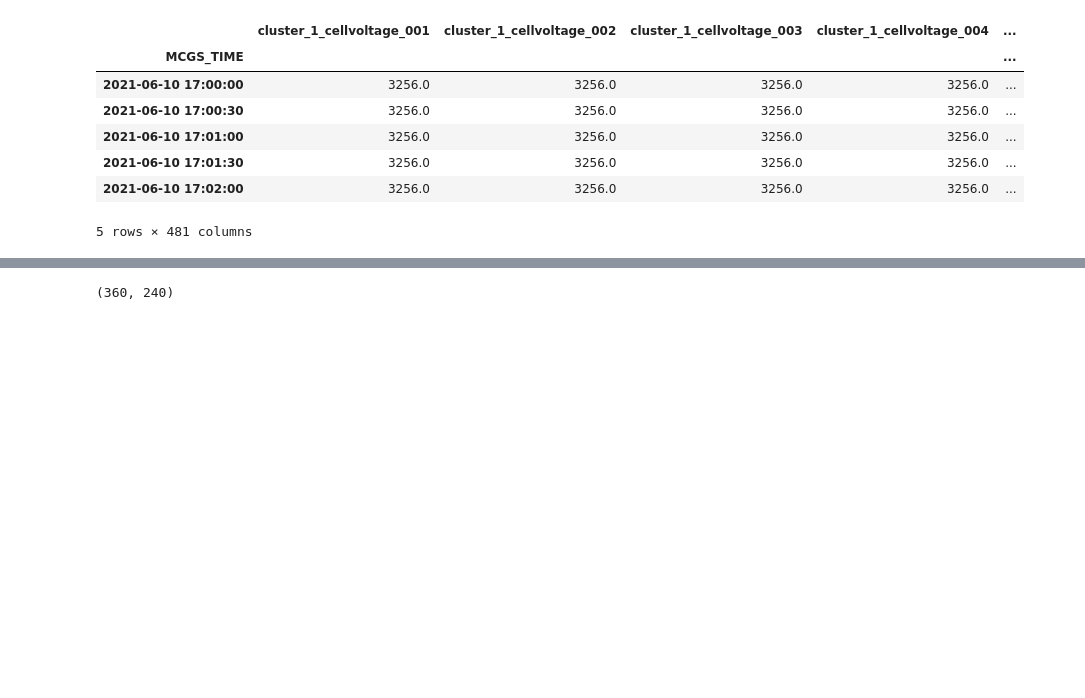
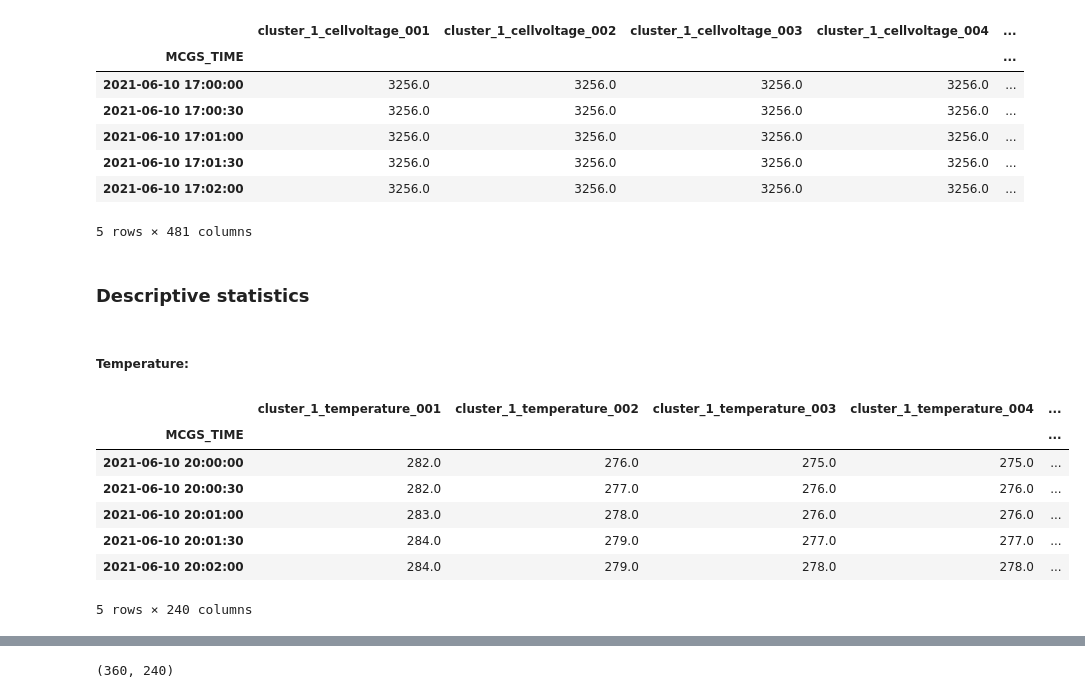
Before and after one commit to 314ka4y/Anomaly-detection-project, a Jupyter notebook: Anomaly_detection.ipynb, the cells around one changed output, grey strips where cells are left out. Drawn from its saved outputs; the diff is of its cells as text; code cells hidden in the pictures; blank space fills up the shorter version.

```diff
--- a/Anomaly_detection.ipynb
+++ b/Anomaly_detection.ipynb
@@ -668,3 +747,18 @@ result_list[0].head()
 | 2021-06-10 17:01:30 | 3256.0 | 3256.0 | 3256.0 | 3256.0 | ... |
 | 2021-06-10 17:02:00 | 3256.0 | 3256.0 | 3256.0 | 3256.0 | ... |
 5 rows × 481 columns
+# %% [markdown]
+### Descriptive statistics
+# %% [markdown]
+##### Temperature:
+# %%
+result_list[0][temperatrue_columns].head()
+# %% [output]
+|  | cluster_1_temperature_001 | cluster_1_temperature_002 | cluster_1_temperature_003 | cluster_1_temperature_004 | ... |
+| MCGS_TIME |  |  |  |  | ... |
+| 2021-06-10 20:00:00 | 282.0 | 276.0 | 275.0 | 275.0 | ... |
+| 2021-06-10 20:00:30 | 282.0 | 277.0 | 276.0 | 276.0 | ... |
+| 2021-06-10 20:01:00 | 283.0 | 278.0 | 276.0 | 276.0 | ... |
+| 2021-06-10 20:01:30 | 284.0 | 279.0 | 277.0 | 277.0 | ... |
+| 2021-06-10 20:02:00 | 284.0 | 279.0 | 278.0 | 278.0 | ... |
+5 rows × 240 columns
```
Also changed, not shown: parts of 80 cells of this notebook, 6 other files.
